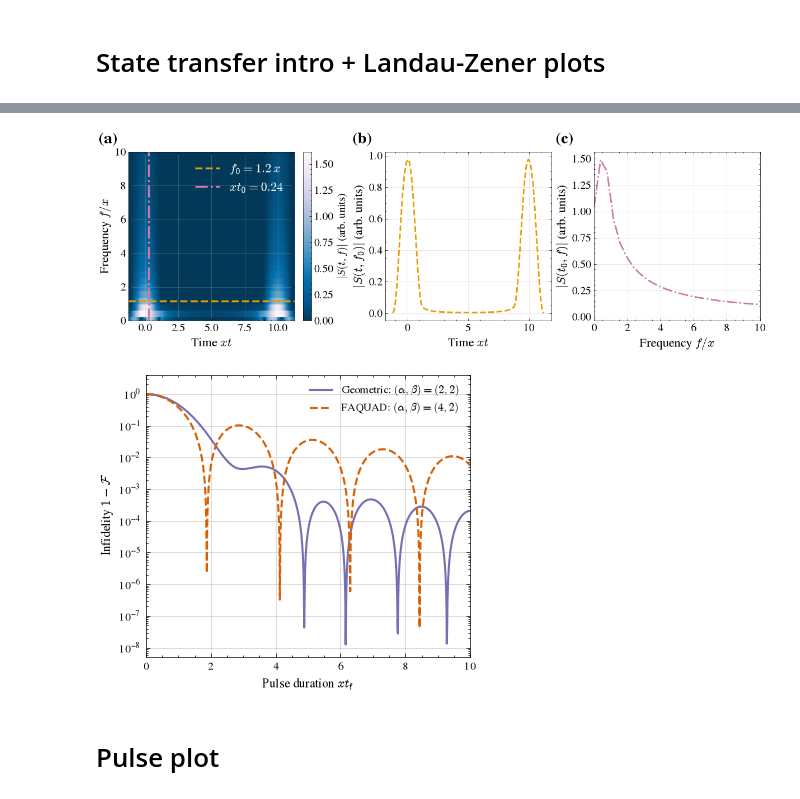
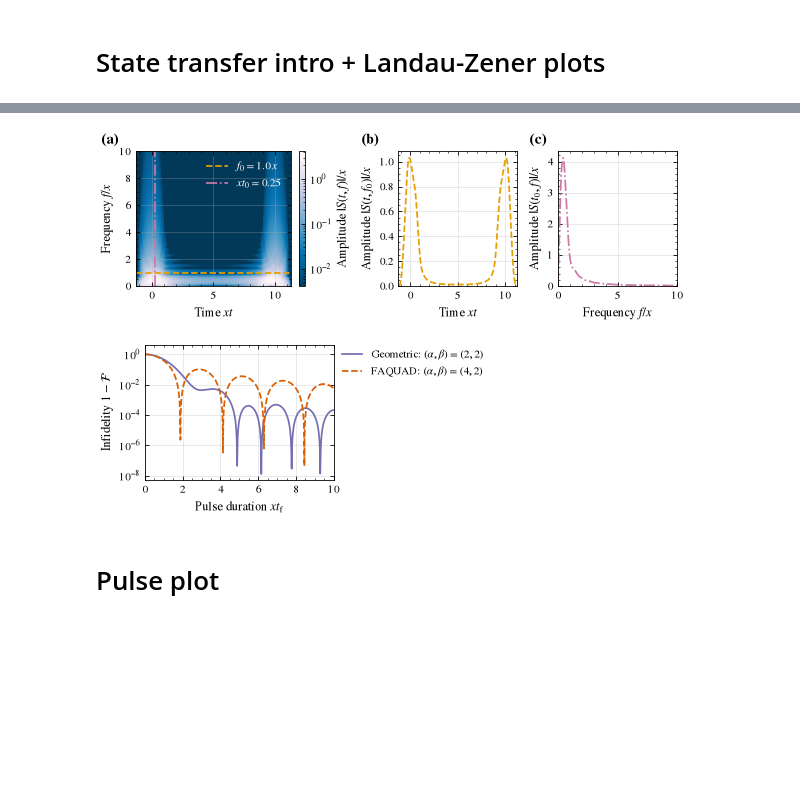
Before and after one commit to geodesiq-control/geodesiq-control, a Jupyter notebook: dev/manuscript_figures.ipynb, the cells around one changed output, grey strips where cells are left out. Drawn from its saved outputs; the diff is of its cells as text; code cells hidden in the pictures; blank space fills up the shorter version.

```diff
--- a/dev/manuscript_figures.ipynb
+++ b/dev/manuscript_figures.ipynb
@@ -201,12 +261,17 @@ fig.savefig("figures/introduction.pdf")
 # %%
+from matplotlib.colors import LogNorm
+
 # Geometric pulse of the z0 = -10x to zf = 10x sweep
 model_lz.set_control(alpha=2, beta=2)
 model_lz.solve_problem(pulse_accuracy=1000)
 
 total_time = 10
 pulse = model_lz.synthesize_pulse(duration=total_time)
-# detrend=True removes the mean of each window, i.e. the DC part of the sweep
-freqs, times, magnitude = pulse.fourier_spectrum(window_len=256, hop=8, detrend=True)
+# detrend=True removes the mean of each window, i.e. the DC part of the sweep. padding="hold" (the default) holds
+# the end values in the windows that overhang the pulse, instead of padding with zeros (which adds spurious peaks).
+# hop=1 and the zero-padded FFT (mfft) sample the spectrum finely in time and frequency; the resolution itself is
+# set by the window (256 samples, i.e. 2.56/x)
+freqs, times, magnitude = pulse.fourier_spectrum(window_len=256, hop=1, detrend=True, padding="hold", mfft=4096)
 
 target_freq = 1.0
 freq_idx = np.argmin(np.abs(freqs - target_freq))
@@ -219,14 +284,18 @@ time_idx = np.argmin(np.abs(times - target_time))
 C_FREQ_CUT, C_TIME_CUT = "#E69F00", "#CC79A7"
 LS_FREQ_CUT, LS_TIME_CUT = "--", "-."
 F_MAX = 10  # frequency range of (a) and (c)
+LOG_DECADES = 3  # colour scale of (a), from 10**-LOG_DECADES times the maximum to the maximum
 
-fig, axes = plt.subplots(1, 3, figsize=(12, 4), layout="constrained")
+# (a) is wider, so that its plot area, next to the colorbar, matches those of (b) and (c)
+fig, axes = plt.subplots(1, 3, figsize=(FIGURE_WIDTH, 1.95), layout="constrained", width_ratios=[1.3, 1, 1])
+fig.get_layout_engine().set(wspace=0.06)  # keeps the colorbar label of (a) clear of the y label of (b)
 
 mesh = axes[0].pcolormesh(
     times,
     freqs,
     magnitude,
     shading="auto",
+    norm=LogNorm(vmin=10.0**-LOG_DECADES * magnitude.max(), vmax=magnitude.max()),
     cmap="PuBu_r",
     edgecolors="none",
     linewidth=0,
@@ -234,80 +303,81 @@ mesh = axes[0].pcolormesh(
     rasterized=True,
 )
 cbar = fig.colorbar(mesh, ax=axes[0])
-cbar.ax.tick_params(labelsize=14)
-cbar.set_label(r"$|S(t,f)|$ (arb. units)", fontsize=14)
+cbar.set_label(r"Amplitude $|S(t,f)|/x$")
 cbar.solids.set_edgecolor("face")
 
-# Time is in units of 1/x and frequency in units of x (cycles per unit time), as x = 1. The cuts are at the fixed
-# frequency f0 (panel b) and the fixed time t0 (panel c)
+# Time is in units of 1/x, frequency in units of x (cycles per unit time) and the amplitude, like the control z,
+# in units of x, as x = 1. The magnitude is the physical amplitude of the oscillation at each frequency.
+# The cuts are at the fixed frequency f0 (panel b) and the fixed time t0 (panel c)
 axes[0].axhline(
-    freqs[freq_idx], color=C_FREQ_CUT, lw=linewidth - 1, ls=LS_FREQ_CUT, label=rf"$f_0={freqs[freq_idx]:.1f}\,x$"
+    freqs[freq_idx], color=C_FREQ_CUT, ls=LS_FREQ_CUT, label=rf"$f_0={freqs[freq_idx]:.1f}\,x$"
 )
 axes[0].axvline(
-    times[time_idx], color=C_TIME_CUT, lw=linewidth - 1, ls=LS_TIME_CUT, label=rf"$xt_0={times[time_idx]:.2f}$"
+    times[time_idx], color=C_TIME_CUT, ls=LS_TIME_CUT, label=rf"$xt_0={times[time_idx]:.2f}$"
 )
-axes[0].legend(loc="upper right", fontsize=fontsize_label, labelcolor="white")
-axes[0].set_xlabel(r"Time $xt$", fontsize=fontsize_label)
-axes[0].set_ylabel(r"Frequency $f/x$", fontsize=fontsize_label)
+axes[0].legend(loc="upper right", labelcolor="white")
+axes[0].set_xlabel(r"Time $xt$")
+axes[0].set_ylabel(r"Frequency $f/x$")
 axes[0].set_ylim(0, F_MAX)
 
-axes[1].plot(times, magnitude[freq_idx, :], color=C_FREQ_CUT, ls=LS_FREQ_CUT, lw=2)
-axes[1].set_xlabel(r"Time $xt$", fontsize=fontsize_label)
-axes[1].set_ylabel(r"$|S(t,f_0)|$ (arb. units)", fontsize=fontsize_label)
+axes[1].plot(times, magnitude[freq_idx, :], color=C_FREQ_CUT, ls=LS_FREQ_CUT)
+axes[1].set_xlabel(r"Time $xt$")
+axes[1].set_ylabel(r"Amplitude $|S(t,f_0)|/x$")
+axes[1].set_xlim(min(times), max(times))
+axes[1].set_ylim(0, None)
 
 
-axes[2].plot(freqs, magnitude[:, time_idx], color=C_TIME_CUT, ls=LS_TIME_CUT, lw=2)
-axes[2].set_xlabel(r"Frequency $f/x$", fontsize=fontsize_label)
-axes[2].set_ylabel(r"$|S(t_0,f)|$ (arb. units)", fontsize=fontsize_label)
+axes[2].plot(freqs, magnitude[:, time_idx], color=C_TIME_CUT, ls=LS_TIME_CUT)
+axes[2].set_xlabel(r"Frequency $f/x$")
+axes[2].set_ylabel(r"Amplitude $|S(t_0,f)|/x$")
 axes[2].set_xlim(0, F_MAX)
-
+axes[2].set_ylim(0, None)
 
 for ax in axes:
-    ax.tick_params(labelsize=14)
-    ax.grid(alpha=0.4)
+    ax.grid()
 
 panel_labels(fig, axes.flat)
 
 plt.show()
-fig.savefig("figures/LZ_freq_spectrum.pdf", dpi=600)
+save_figure(fig, "LZ_freq_spectrum", dpi=600)
 # %% [output]
-[figure, old version]
+[figure, new version]
 # %%
 # Same sweep as the listing in Sec. 3.3 of the paper (pulse_accuracy=1000, xt_f in [0.01, 10]), on a finer grid, so
 # that the interference minima are resolved. pulse_accuracy is stored on the model and reused by fidelity_vs_time
 durations_lz = np.linspace(0.01, 10, 1000)
 model_lz.solve_problem(pulse_accuracy=1000)
 fidelities_geometric_lz = fidelity_vs_time(durations_lz, model_lz, controls={"alpha": 2, "beta": 2})
 fidelities_faquad_lz = fidelity_vs_time(durations_lz, model_lz, controls={"alpha": 4, "beta": 2})
 
-# Drawn at its printed width (0.65 of the text width), so that the fonts are not scaled
-fig, ax = plt.subplots(figsize=(0.65 * FIGURE_WIDTH, 0.55 * FIGURE_WIDTH), layout="constrained")
+# Printed at 0.67 of the text width (100.5 x 45 mm): a 48 x 34 mm plot frame with the legend to its right,
+# aligned with its top
+fig, ax = plt.subplots(figsize=(0.67 * FIGURE_WIDTH, 45 / 25.4), layout="constrained")
 
 ax.plot(
-    durations_lz, 1 - fidelities_geometric_lz, label=r"Geometric: $(\alpha,\beta)=(2,2)$", lw=1.5, color=C_GEOMETRIC
+    durations_lz, 1 - fidelities_geometric_lz, label=r"Geometric: $(\alpha,\beta)=(2,2)$", color=C_GEOMETRIC
 )
 ax.plot(
     durations_lz,
     1 - fidelities_faquad_lz,
     label=r"FAQUAD: $(\alpha,\beta)=(4,2)$",
-    lw=1.5,
     ls="dashed",
     color=C_SPECTRUM,
 )
 
 ax.set_yscale("log")
-ax.set_ylabel(r"Infidelity $1-\mathcal{F}$", fontsize=9)
-ax.set_xlabel(r"Pulse duration $x t_\text{f}$", fontsize=9)
-ax.legend(fontsize=8, loc="upper right")
-ax.grid(alpha=0.6)
-ax.tick_params(labelsize=8)
+ax.set_ylabel(r"Infidelity $1-\mathcal{F}$")
+ax.set_xlabel(r"Pulse duration $x t_\mathrm{f}$")
+ax.legend(loc="upper left", bbox_to_anchor=(1.02, 1), borderaxespad=0, handlelength=1.8)
+ax.grid()
 ax.set_xlim(0, max(durations_lz))
+ax.xaxis.set_major_locator(ticker.MultipleLocator(2))
 ax.set_ylim(None, 4)
 
 plt.show()
-fig.savefig("figures/landau_zener.pdf")
+save_figure(fig, "landau_zener")
 # %% [output]
-[figure, old version]
+[figure, new version]
 # %% [markdown]
 # Pulse plot
 # %%
```
Also changed, not shown: parts of 7 cells of this notebook, 20 other files.
